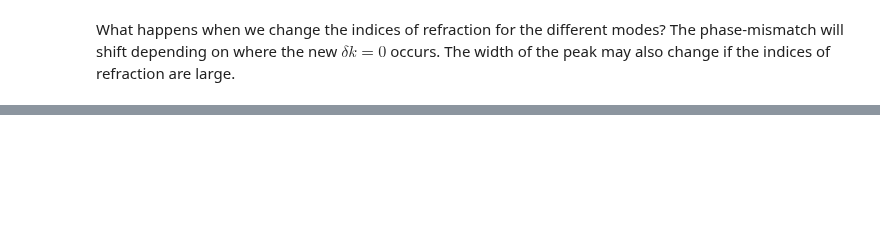
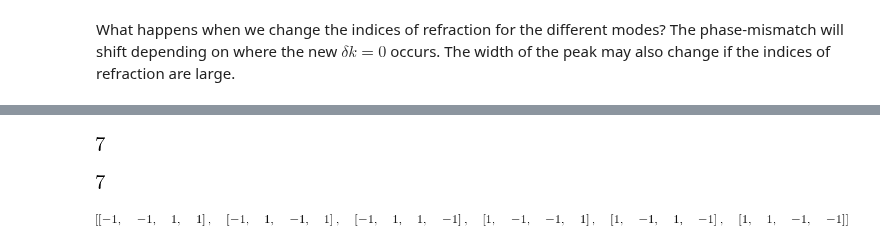
Before and after one commit to tabakg/potapov_interpolation, a Jupyter notebook: Testing_make_nonlinear_interaction.ipynb, the cells around one changed output, grey strips where cells are left out. Drawn from its saved outputs; the diff is of its cells as text; code cells hidden in the pictures; blank space fills up the shorter version.

```diff
--- a/Testing_make_nonlinear_interaction.ipynb
+++ b/Testing_make_nonlinear_interaction.ipynb
@@ -72,0 +89,8 @@ plt.plot(x, [abs(f(z))**2 for z in x])
+# %%
+Ex = Examples.Example3(r1 = 0.9, r3 = 0.9, max_linewidth=35.,max_freq=35.)
+Ex.run_Potapov()
+E = Ex.E
+roots = Ex.roots
+M1 = Ex.M1
+delays = Ex.delays
+modes = functions.spatial_modes(roots,M1,E)
@@ -72,0 +113,8 @@ plt.plot(x, [abs(f(z))**2 for z in x])
+# %%
+len(roots)
+# %% [output]
+[figure, added]
+# %%
+len(modes)
+# %% [output]
+[figure, added]
@@ -72,0 +136,4 @@ plt.plot(x, [abs(f(z))**2 for z in x])
+# %%
+list_of_pm_arr
+# %% [output]
+[figure, added]
```
Also changed, not shown: parts of 47 cells of this notebook.
